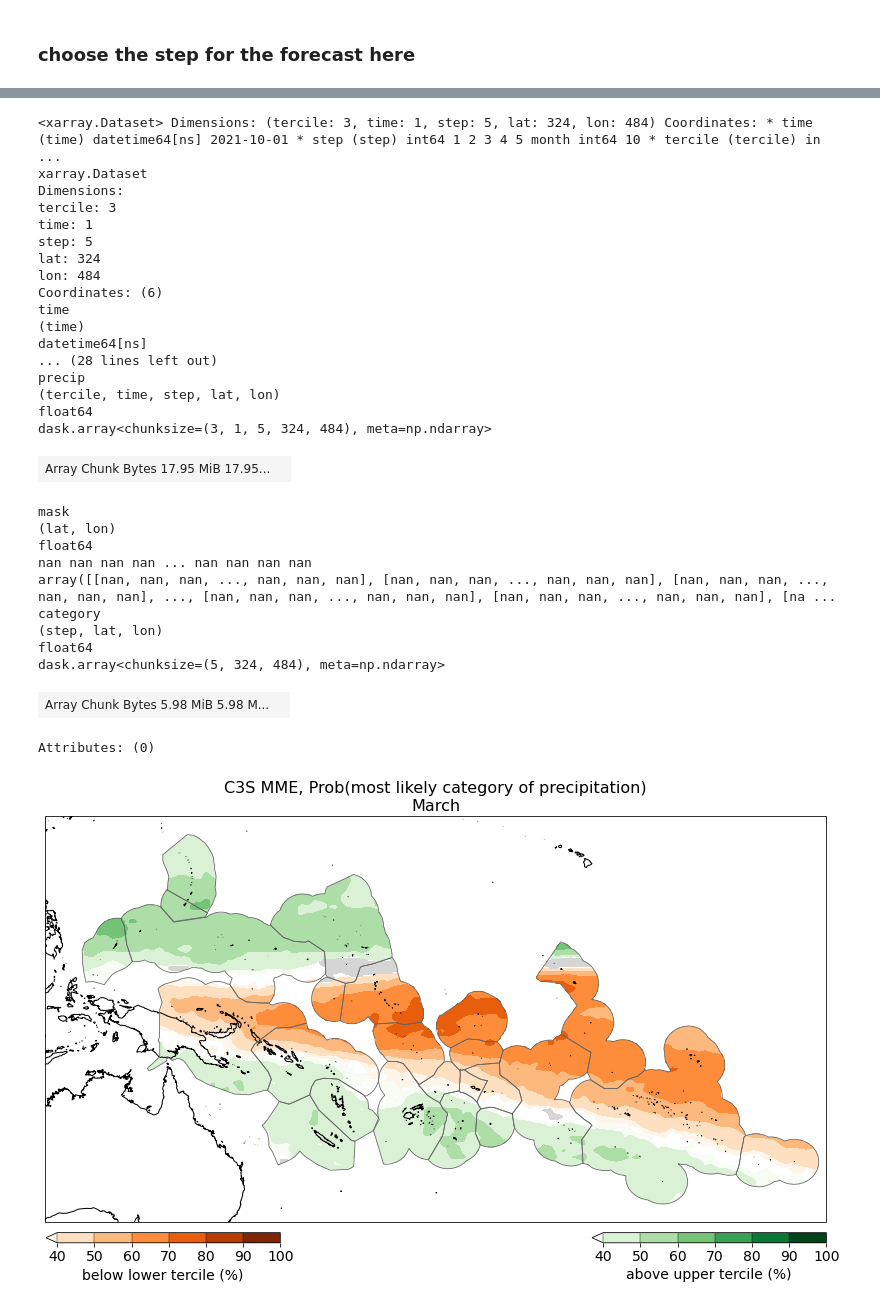
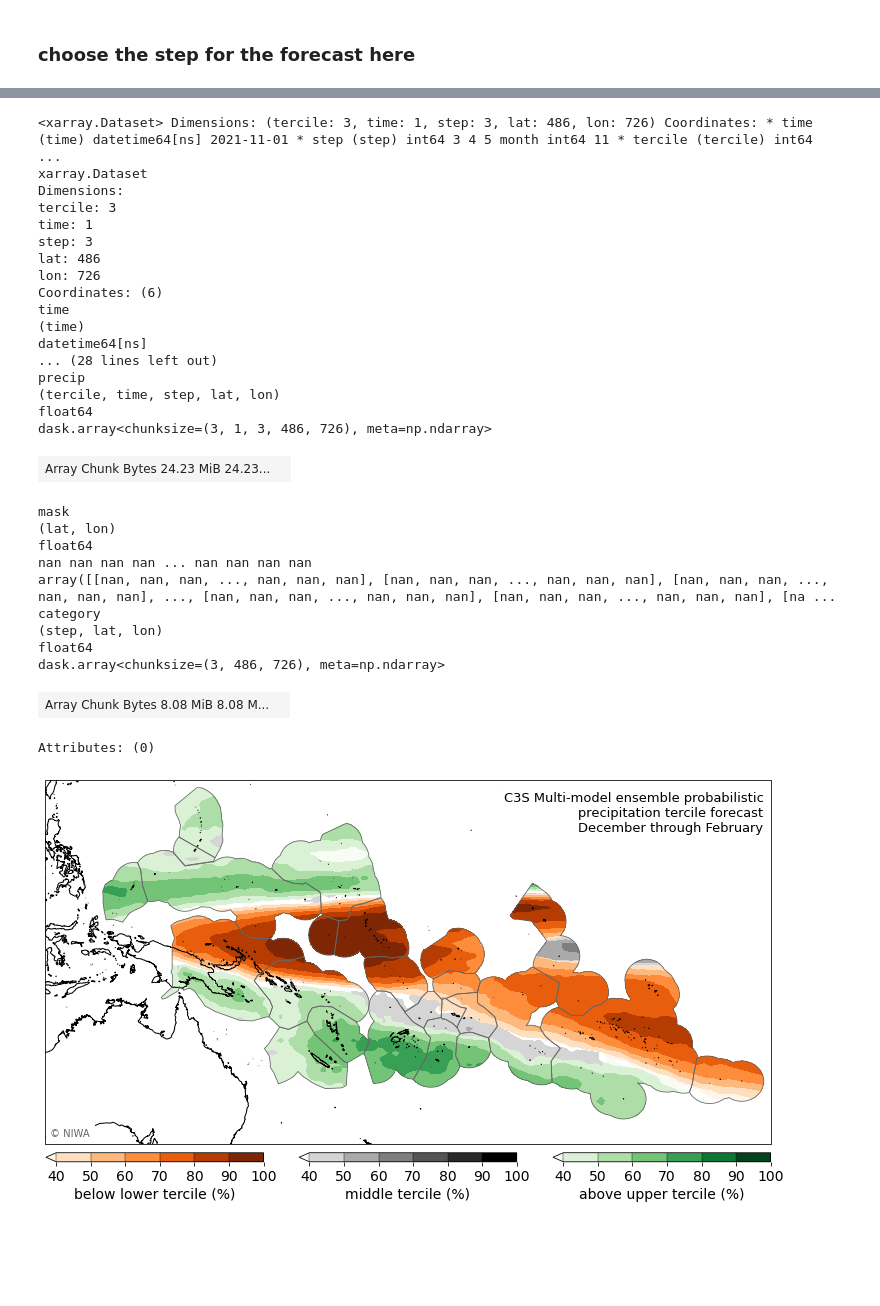
Before and after one commit to nicolasfauchereau/ICU_Water_Watch, a Jupyter notebook: notebooks/C3S/5_map_C3S_MME_probabilistic_tercile_forecast.ipynb, the cells around one changed output, grey strips where cells are left out. Drawn from its saved outputs; the diff is of its cells as text; code cells hidden in the pictures; blank space fills up the shorter version.

```diff
--- a/notebooks/C3S/5_map_C3S_MME_probabilistic_tercile_forecast.ipynb
+++ b/notebooks/C3S/5_map_C3S_MME_probabilistic_tercile_forecast.ipynb
@@ -125,4 +132,4 @@ lfiles = list(dpath_forecasts.glob(f"{period}_{quantile}s_probabilities_from_{ye
 # %% [markdown]
 ### open the multiple files dataset, concatenate along the "GCM" dimension
 # %%
-probs = xr.open_mfdataset(lfiles, concat_dim='GCM', engine='netcdf4')
+probs = xr.open_mfdataset(lfiles, concat_dim='GCM', combine='nested', engine='netcdf4')
@@ -129,7 +160,7 @@ probs = xr.open_mfdataset(lfiles, concat_dim='GCM', engine='netcdf4')
 # %% [markdown]
 ### interpolate
 # %%
-probs = utils.interp(probs)
+probs = utils.interp(probs, interp_factor=6)
 # %%
 probs = probs.mean('GCM')
 # %%
@@ -275,5 +306,5 @@ period
 # %%
-step = 5
+step = 3
 # %%
 if period == 'monthly':
     label_period = month_name[month + step]
@@ -386,14 +417,14 @@ probs['category'] = probs_t['precip']
 # %%
 probs
 # %% [output]
-<xarray.Dataset> Dimensions: (tercile: 3, time: 1, step: 5, lat: 324, lon: 484) Coordinates: * time (time) datetime64[ns] 2021-10-01 * step (step) int64 1 2 3 4 5 month int64 10 * tercile (tercile) in ...
+<xarray.Dataset> Dimensions: (tercile: 3, time: 1, step: 3, lat: 486, lon: 726) Coordinates: * time (time) datetime64[ns] 2021-11-01 * step (step) int64 3 4 5 month int64 11 * tercile (tercile) int64  ...
 xarray.Dataset
 Dimensions:
 tercile: 3
 time: 1
-step: 5
-lat: 324
-lon: 484
+step: 3
+lat: 486
+lon: 726
 Coordinates: (6)
 time
 (time)
@@ -402,8 +433,8 @@ datetime64[ns]
 precip
 (tercile, time, step, lat, lon)
 float64
-dask.array<chunksize=(3, 1, 5, 324, 484), meta=np.ndarray>
+dask.array<chunksize=(3, 1, 3, 486, 726), meta=np.ndarray>
-| Array Chunk Bytes 17.95 MiB 17.95... |  |
+| Array Chunk Bytes 24.23 MiB 24.23... |  |
 mask
 (lat, lon)
 float64
@@ -412,8 +443,8 @@ array([[nan, nan, nan, ..., nan, nan, nan], [nan, nan, nan, ..., nan, nan, nan],
 category
 (step, lat, lon)
 float64
-dask.array<chunksize=(5, 324, 484), meta=np.ndarray>
+dask.array<chunksize=(3, 486, 726), meta=np.ndarray>
-| Array Chunk Bytes 5.98 MiB 5.98 M... |  |
+| Array Chunk Bytes 8.08 MiB 8.08 M... |  |
 Attributes: (0)
 # %%
 cmap_1 = plt.cm.Oranges
@@ -428,5 +464,7 @@ probs['category'] = probs['category'] * probs['mask']
+# %%
+probs['category'] = probs['category'] * probs['mask']
 # %%
-f, ax = plt.subplots(subplot_kw=dict(projection=ccrs.PlateCarree(central_longitude=180)), figsize=(14,8))
+f, ax = plt.subplots(subplot_kw=dict(projection=ccrs.PlateCarree(central_longitude=180)), figsize=(13,8))
 
 im1 = probs.where(probs['category'] == 1).squeeze().sel(tercile=1,step=step)['precip'].plot.contourf(levels=np.arange(40,110,10), ax=ax, cmap = cmap_1, add_colorbar=False, transform=ccrs.PlateCarree())
 
@@ -435,33 +473,55 @@ cbar_ax_1 = ax.axes.inset_axes([0.001, -0.05, 0.3, 0.025])
 cbar_kwargs={'shrink':0.5, 'pad':0.01, 'extend':'both', 'drawedges':True, 'ticks':np.arange(40,110,10), 'aspect':15, 'orientation':'horizontal'}
 
 cb1 = plt.colorbar(im1, cax=cbar_ax_1, **cbar_kwargs)
 
 cb1.set_ticklabels(ticks)
 
 cb1.ax.tick_params(labelsize=14)
 
 cb1.set_label("below lower tercile (%)", fontsize=14)
 
 im2 = probs.where(probs['category'] == 2).squeeze().sel(tercile=2, step=step)['precip'].plot.contourf(levels=np.arange(40,110,10), ax=ax, cmap = cmap_2, add_colorbar=False, transform=ccrs.PlateCarree())
 
+cbar_ax_2 = ax.axes.inset_axes([0.35, -0.05, 0.3, 0.025], )
+
+cb2 = plt.colorbar(im2, cax=cbar_ax_2, **cbar_kwargs)
+
+cb2.set_ticklabels(ticks)
+
+cb2.ax.tick_params(labelsize=14)
+
+cb2.set_label("middle tercile (%)", fontsize=14)
+
 im3 = probs.where(probs['category'] == 3).squeeze().sel(tercile=3,step=step)['precip'].plot.contourf(levels=np.arange(40,110,10), ax=ax, cmap = cmap_3, add_colorbar=False, transform=ccrs.PlateCarree())
 
 cbar_ax_3 = ax.axes.inset_axes([0.7, -0.05, 0.3, 0.025], )
 
 cb3 = plt.colorbar(im3, cax=cbar_ax_3, **cbar_kwargs)
 
 cb3.set_ticklabels(ticks)
 
 cb3.ax.tick_params(labelsize=14)
 
 cb3.set_label("above upper tercile (%)", fontsize=14)
 
 ax.coastlines(resolution='10m')
 
 plot.add_geom(ax, geoms=EEZs)
 
-ax.set_title(f"C3S MME, Prob(most likely category of precipitation)\n{label_period}", fontsize=16)
+ax.set_title("")
 
-f.savefig(f'/home/nicolasf/Desktop/C3S_most_likely_category_{period}_{quantile}_{year}_{month:02d}_init_{label_period.replace(" - ","_")}.png', dpi=200, bbox_inches='tight', facecolor='w')
+title = f"C3S Multi-model ensemble probabilistic\nprecipitation tercile forecast\n{period_label}"
+
+ax.text(0.99, 0.97, title, fontsize=13, fontdict={'color':'k'}, bbox=dict(facecolor='w', edgecolor='w'), horizontalalignment='right', verticalalignment='top', transform=ax.transAxes)
+
+# ax.set_extent()
+
+ax.text(0.0065, 0.02, u'\u00A9'+" NIWA", transform=ax.transAxes, bbox=dict(facecolor='w', edgecolor='w'), fontdict=dict(color='0.4'))
+
+# plot.insert_logo(logo_path='../../ICU_Water_Watch/logo/',ax=ax)
+
+ax.set_extent(domain, crs = ccrs.PlateCarree())
+
+f.savefig(f'/home/nicolasf/Desktop/C3S_MME_most_likely_category_{period}_{quantile}_{year}_{month:02d}_init_{label_period.replace(" - ","_")}.png', dpi=200, bbox_inches='tight', facecolor='w')
 # %% [output]
-[figure, old version]
+[figure, new version]
```
Also changed, not shown: parts of 39 cells of this notebook, 16 other files.
